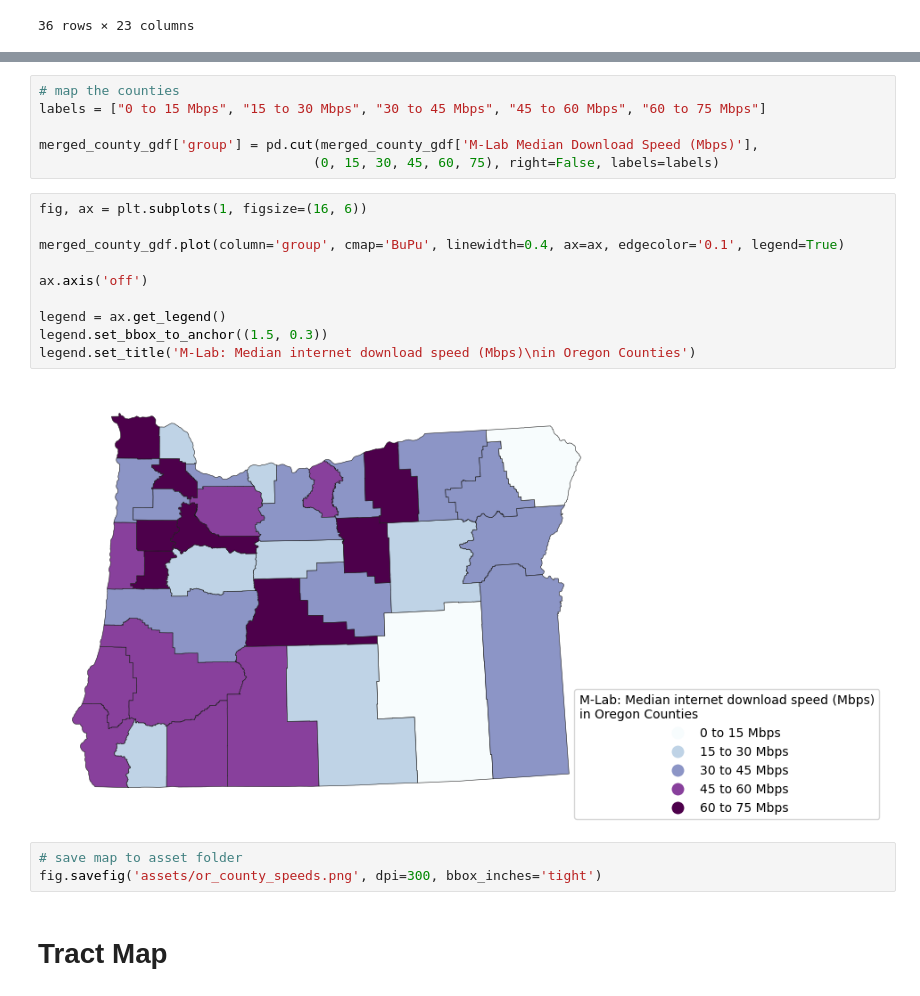
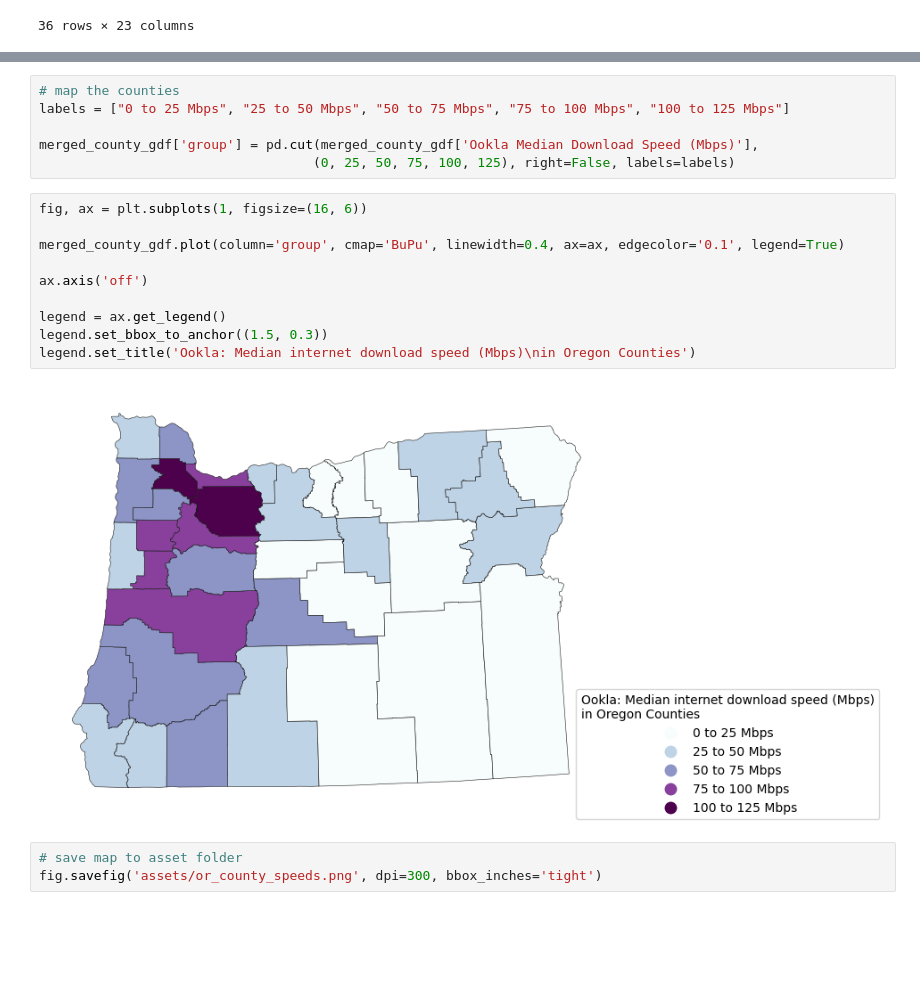
Before and after one commit to ethanheine/community-internet-access, a Jupyter notebook: analysis_testing.ipynb, the cells around one changed output, grey strips where cells are left out. Saved outputs shown, nothing was run; the diff lists cells and outputs as text; blank space fills up the shorter version.

```diff
--- a/analysis_testing.ipynb
+++ b/analysis_testing.ipynb
@@ -221,23 +234,21 @@ print(avg_d_table)
 # %%
 # map the counties
-labels = ["0 to 15 Mbps", "15 to 30 Mbps", "30 to 45 Mbps", "45 to 60 Mbps", "60 to 75 Mbps"]
+labels = ["0 to 25 Mbps", "25 to 50 Mbps", "50 to 75 Mbps", "75 to 100 Mbps", "100 to 125 Mbps"]
 
-merged_county_gdf['group'] = pd.cut(merged_county_gdf['M-Lab Median Download Speed (Mbps)'],
-                                   (0, 15, 30, 45, 60, 75), right=False, labels=labels)
+merged_county_gdf['group'] = pd.cut(merged_county_gdf['Ookla Median Download Speed (Mbps)'],
+                                   (0, 25, 50, 75, 100, 125), right=False, labels=labels)
 # %%
 fig, ax = plt.subplots(1, figsize=(16, 6))
 
 merged_county_gdf.plot(column='group', cmap='BuPu', linewidth=0.4, ax=ax, edgecolor='0.1', legend=True)
 
 ax.axis('off')
 
 legend = ax.get_legend()
 legend.set_bbox_to_anchor((1.5, 0.3))
-legend.set_title('M-Lab: Median internet download speed (Mbps)\nin Oregon Counties')
+legend.set_title('Ookla: Median internet download speed (Mbps)\nin Oregon Counties')
 # %% [output]
-[figure, old version]
+[figure, new version]
 # %%
 # save map to asset folder
 fig.savefig('assets/or_county_speeds.png', dpi=300, bbox_inches='tight')
-# %% [markdown]
-# Tract Map
```
Also changed, not shown: parts of 41 cells of this notebook.
